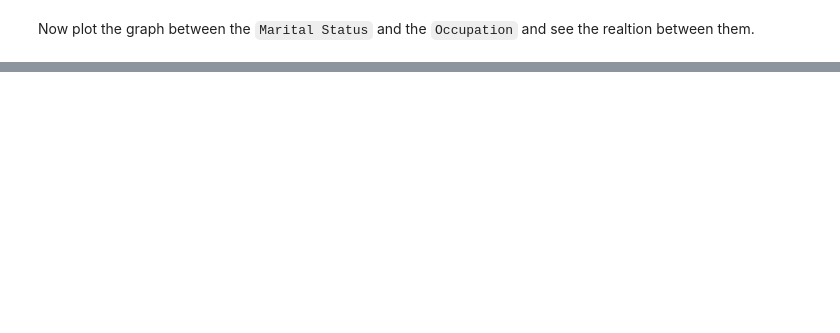
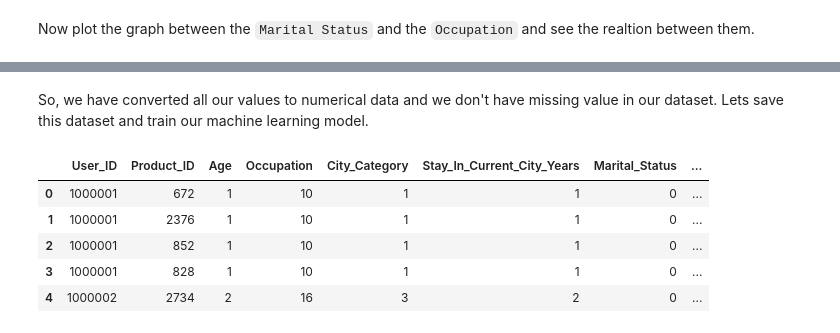
Before and after one commit to abhishek-vaish/black_friday_sale, a Jupyter notebook: Black-Friday-Sale.ipynb, the cells around one changed output, grey strips where cells are left out. Cells and saved outputs as stored; diff of their text form; code cells hidden in the pictures; blank space fills up the shorter version.

```diff
--- a/Black-Friday-Sale.ipynb
+++ b/Black-Friday-Sale.ipynb
@@ -254,0 +343,2 @@ len(train_df['User_ID'].unique())
+# %% [markdown]
+So, we have converted all our values to numerical data and we don't have missing value in our dataset. Lets save this dataset and train our machine learning model.
@@ -254,0 +347,10 @@ len(train_df['User_ID'].unique())
+# %%
+train = pd.read_csv('./data/train_numerical.csv')
+train.head()
+# %% [output]
+|  | User_ID | Product_ID | Age | Occupation | City_Category | Stay_In_Current_City_Years | Marital_Status | ... |
+| 0 | 1000001 | 672 | 1 | 10 | 1 | 1 | 0 | ... |
+| 1 | 1000001 | 2376 | 1 | 10 | 1 | 1 | 0 | ... |
+| 2 | 1000001 | 852 | 1 | 10 | 1 | 1 | 0 | ... |
+| 3 | 1000001 | 828 | 1 | 10 | 1 | 1 | 0 | ... |
+| 4 | 1000002 | 2734 | 2 | 16 | 3 | 2 | 0 | ... |
```
Also changed, not shown: parts of 35 cells of this notebook, 14 other files.
